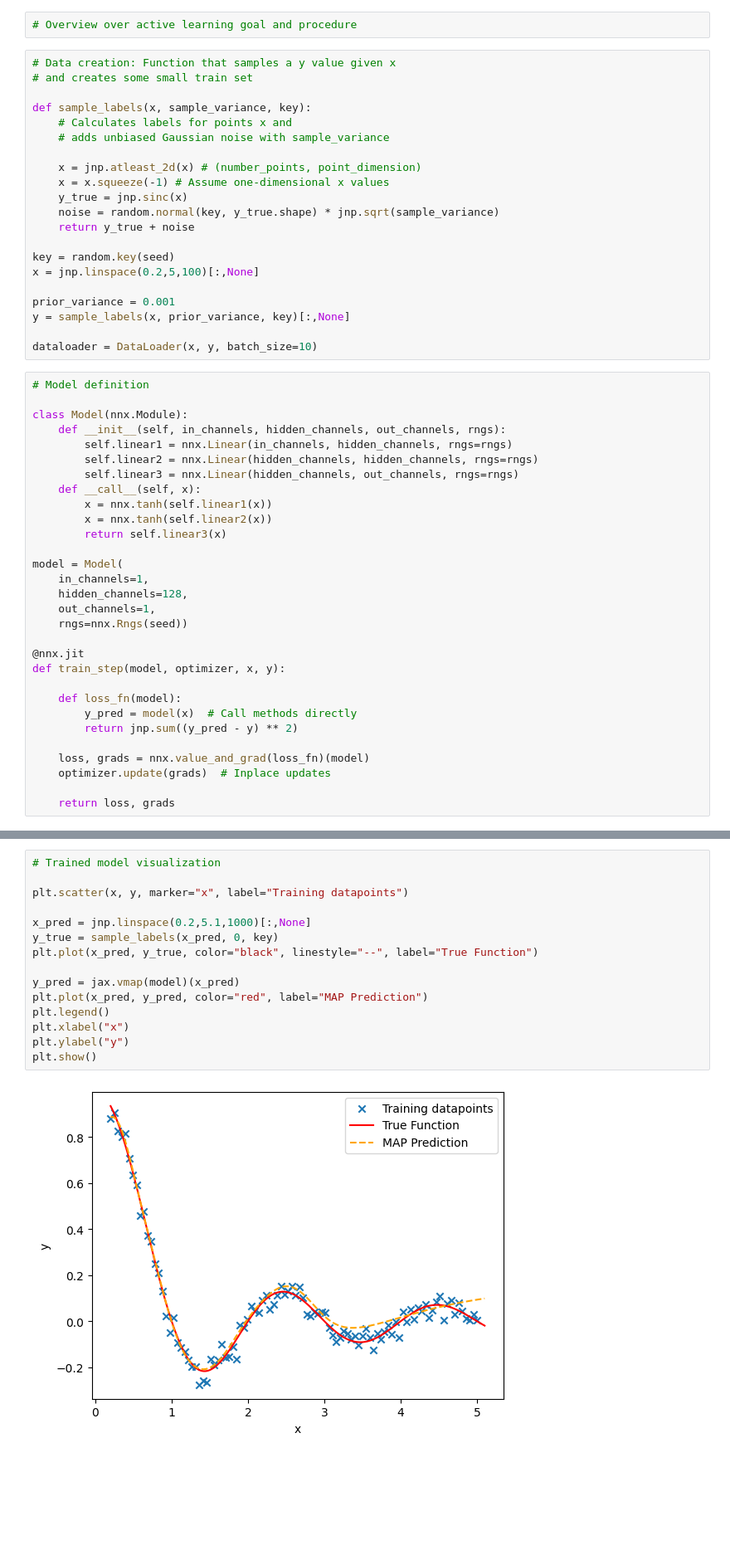
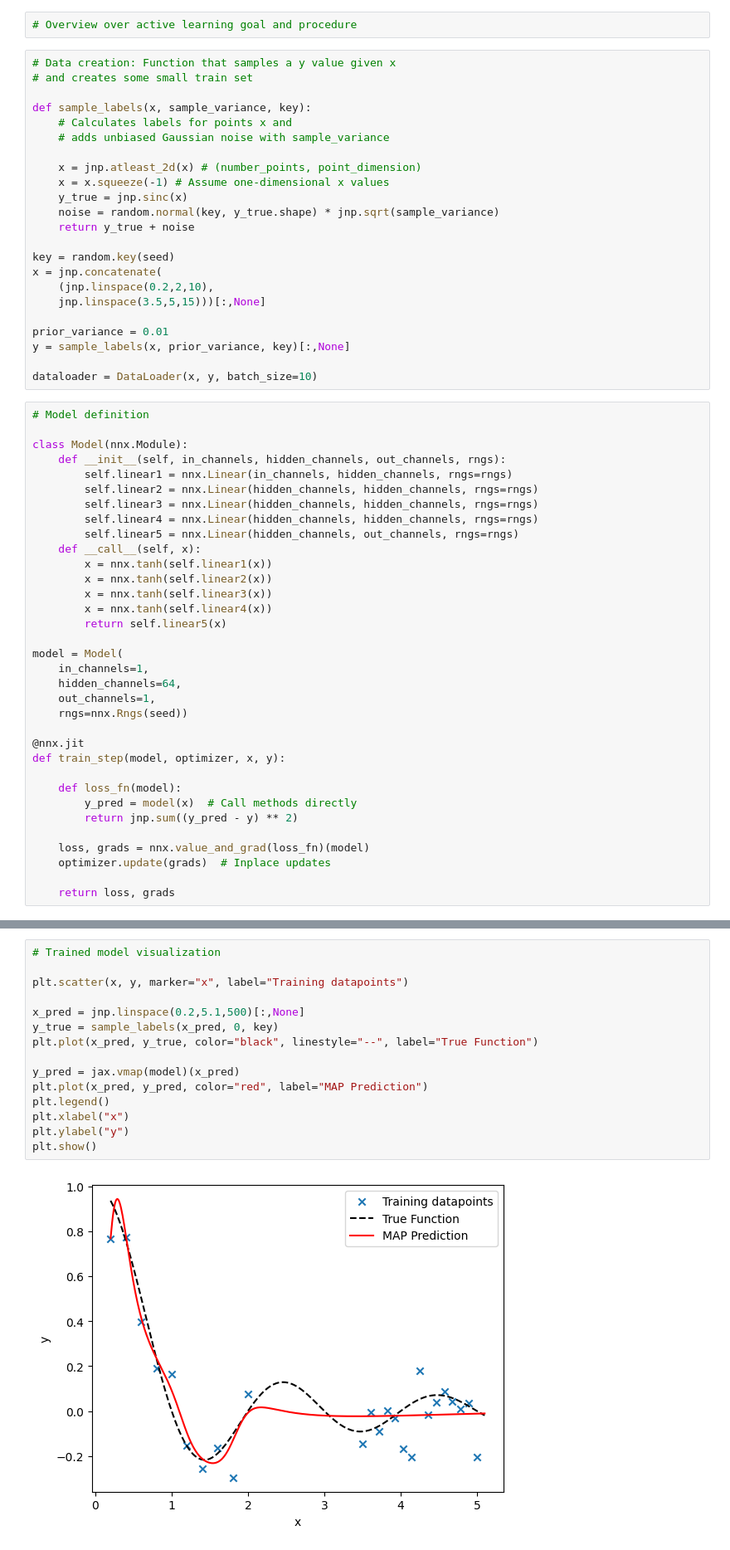
Before and after one commit to laplax-org/laplax, a Jupyter notebook: examples/0003_laplax_for_active_learning.ipynb, the cells around one changed output, grey strips where cells are left out. Shown at 83% size. Drawn from its saved outputs; the diff is of its cells as text; blank space fills up the shorter version.

Commit message:
Experimented with some hyperparameters to see effects on posterior variance

```diff
--- a/examples/0003_laplax_for_active_learning.ipynb
+++ b/examples/0003_laplax_for_active_learning.ipynb
@@ -45,9 +45,11 @@ def sample_labels(x, sample_variance, key):
     return y_true + noise
 
 key = random.key(seed)
-x = jnp.linspace(0.2,5,100)[:,None]
+x = jnp.concatenate(
+    (jnp.linspace(0.2,2,10),
+    jnp.linspace(3.5,5,15)))[:,None]
 
-prior_variance = 0.001
+prior_variance = 0.01
 y = sample_labels(x, prior_variance, key)[:,None]
 
 dataloader = DataLoader(x, y, batch_size=10)
@@ -58,15 +60,19 @@ class Model(nnx.Module):
     def __init__(self, in_channels, hidden_channels, out_channels, rngs):
         self.linear1 = nnx.Linear(in_channels, hidden_channels, rngs=rngs)
         self.linear2 = nnx.Linear(hidden_channels, hidden_channels, rngs=rngs)
-        self.linear3 = nnx.Linear(hidden_channels, out_channels, rngs=rngs)
+        self.linear3 = nnx.Linear(hidden_channels, hidden_channels, rngs=rngs)
+        self.linear4 = nnx.Linear(hidden_channels, hidden_channels, rngs=rngs)
+        self.linear5 = nnx.Linear(hidden_channels, out_channels, rngs=rngs)
     def __call__(self, x):
         x = nnx.tanh(self.linear1(x))
         x = nnx.tanh(self.linear2(x))
-        return self.linear3(x)
+        x = nnx.tanh(self.linear3(x))
+        x = nnx.tanh(self.linear4(x))
+        return self.linear5(x)
 
 model = Model(
     in_channels=1,
-    hidden_channels=128,
+    hidden_channels=64,
     out_channels=1,
     rngs=nnx.Rngs(seed))
 
@@ -117,19 +123,19 @@ Final loss: 0.0142
 # %%
 # Trained model visualization
 
 plt.scatter(x, y, marker="x", label="Training datapoints")
 
-x_pred = jnp.linspace(0.2,5.1,1000)[:,None]
+x_pred = jnp.linspace(0.2,5.1,500)[:,None]
 y_true = sample_labels(x_pred, 0, key)
 plt.plot(x_pred, y_true, color="black", linestyle="--", label="True Function")
 
 y_pred = jax.vmap(model)(x_pred)
 plt.plot(x_pred, y_pred, color="red", label="MAP Prediction")
 plt.legend()
 plt.xlabel("x")
 plt.ylabel("y")
 plt.show()
 # %% [output]
-[figure, old version]
+[figure, new version]
 # %%
 # Uncertainty quantification using laplax
```
Also changed, not shown: parts of 4 cells of this notebook.
